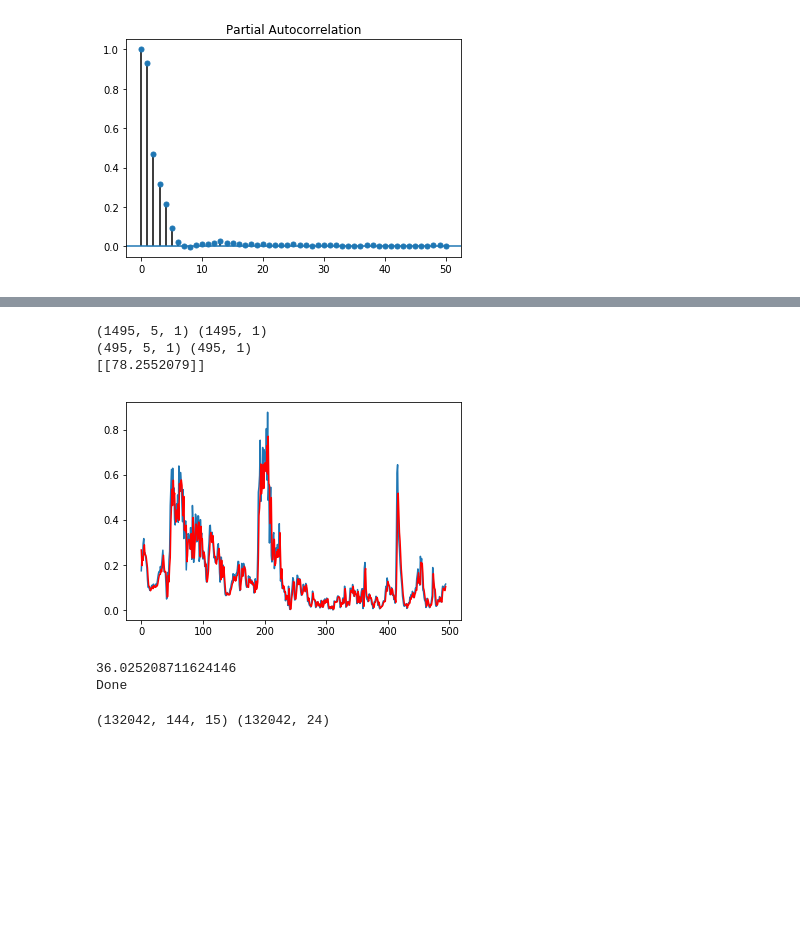
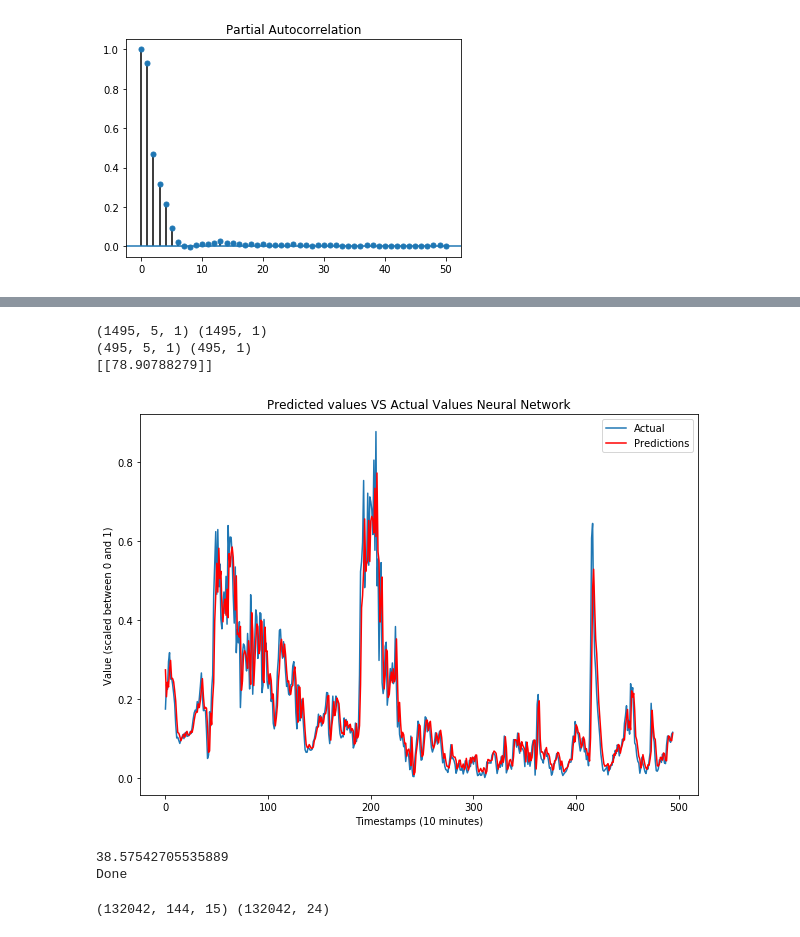
Before and after one commit to Jamiesmackay/Masters_Project, a Jupyter notebook: Code unedited/Project/Neural_Network_testing.ipynb, the cells around one changed output, grey strips where cells are left out. Saved outputs shown, nothing was run; the diff lists cells and outputs as text; code cells hidden in the pictures; blank space fills up the shorter version.

```diff
--- a/Code unedited/Project/Neural_Network_testing.ipynb
+++ b/Code unedited/Project/Neural_Network_testing.ipynb
@@ -513,38 +520,43 @@ history = model.fit(X_ARIMA_Comp, y_ARIMA_Comp, epochs=200,verbose =0)
 # Final unscaled loss function kinda iffy atm
 Loss_ARIMA_Comp = np.asarray(history.history['loss'])
 Loss_ARIMA_Comp = Loss_ARIMA_Comp[199].reshape((1,1))
 P_scaler.inverse_transform(Loss_ARIMA_Comp)
 # demonstrate prediction
 ypred = [None]*len(X_ARIMA_Comp_Test)
 
 
 for i in range(len(X_ARIMA_Comp_Test)):
         X_input = np.asarray(X_ARIMA_Comp_Test[i])
         X_input = X_input.reshape((1, n_steps, n_features))
         yhat = model.predict(X_input, verbose=0)
         ypred[i] = yhat
 
 ypred_ARIMA_Comp_Test  = np.asarray(ypred)
 ypred_ARIMA_Comp_Test  = ypred_ARIMA_Comp_Test.reshape((len(ypred), 1))
 y_ARIMA_Comp_Test = np.asarray(y_ARIMA_Comp_Test)
 y_ARIMA_Comp_Test = y_ARIMA_Comp_Test.reshape((len(y_ARIMA_Comp_Test), 1))
 
 Mean_Abs_Error = sum(abs(ypred_ARIMA_Comp_Test - y_ARIMA_Comp_Test))/len(y_ARIMA_Comp_Test)
 Mean_Abs_Error = Mean_Abs_Error.reshape((len(Mean_Abs_Error),1))
 print(P_scaler.inverse_transform(Mean_Abs_Error))
 
-plt.plot(y_ARIMA_Comp_Test)
-plt.plot(ypred_ARIMA_Comp_Test, color='red')
+plt.figure(figsize = (10,7))
+plt.plot(y_ARIMA_Comp_Test, label = 'Actual')
+plt.plot(ypred_ARIMA_Comp_Test, color='red', label = 'Predictions')
+plt.title('Predicted values VS Actual Values Neural Network')
+plt.legend(loc='best')
+plt.xlabel('Timestamps (10 minutes)')
+plt.ylabel('Value (scaled between 0 and 1)')
 plt.show()
 end = time.time()
 print(end - start)
 print('Done')
 # %% [output]
 (1495, 5, 1) (1495, 1)
 (495, 5, 1) (495, 1)
-[[78.2552079]]
+[[78.90788279]]
-[figure, old version]
+[figure, new version]
-36.025208711624146
+38.57542705535889
 Done
 # %%
 # multivariate data preparation
```
Also changed, not shown: parts of 6 cells of this notebook.
